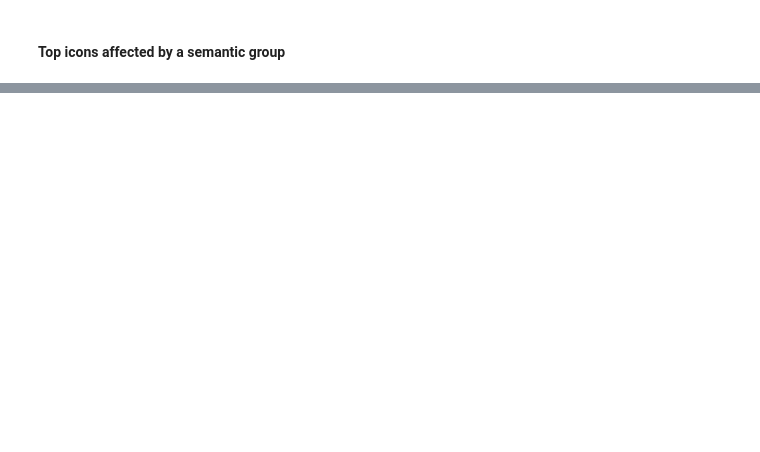
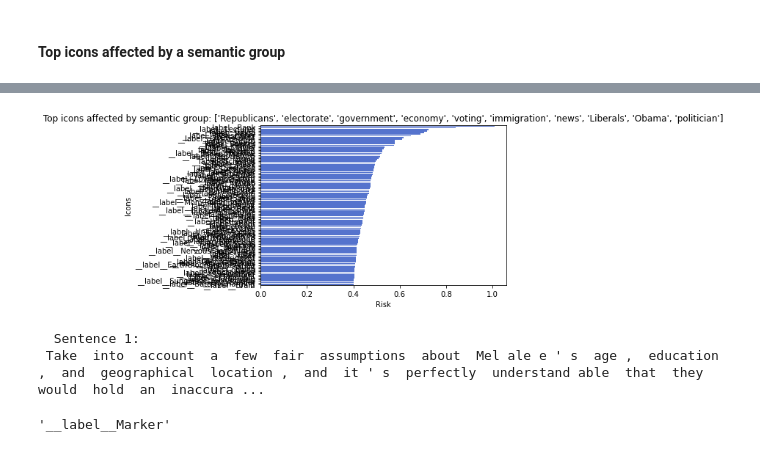
Before and after one commit to vivekchettiar/shap, a Jupyter notebook: notebooks/multiclass_explainer/Text to Icon Reddit.ipynb, the cells around one changed output, grey strips where cells are left out. Drawn from its saved outputs; the diff is of its cells as text; code cells hidden in the pictures; blank space fills up the shorter version.

Commit message:
update to reddit scenario

```diff
--- a/notebooks/multiclass_explainer/Text to Icon Reddit.ipynb
+++ b/notebooks/multiclass_explainer/Text to Icon Reddit.ipynb
@@ -217,0 +170,16 @@ Words: submissive,humiliation,fetish,slut,punishment,forced,ass,fucked,FUCKED,pu
+# %%
+def extract_subreddit_sentences(subreddits,k=0,kmax=1000,step=100):
+    filtered_df=None
+    while k<kmax:
+        print(f'Accessing data from index {k} to {k+step}')
+        new_df = pd.DataFrame({'subreddit': data['subreddit'][k:k+step], 'summary': data['summary'][k:k+step]})
+        new_df=new_df[new_df['subreddit'].isin(subreddits)]
+        if filtered_df is None:
+            filtered_df = new_df
+        else:
+            filtered_df = pd.concat([filtered_df,new_df])
+        del new_df
+        k+=step
+    return filtered_df
+# %%
+df = extract_subreddit_sentences(["gender","men","women","sex","AskReddit"],0,3000000,500000)
@@ -217,0 +227,4 @@ Words: submissive,humiliation,fetish,slut,punishment,forced,ass,fucked,FUCKED,pu
+# %%
+for group in politics_group:
+    print(f'Semantic group: {group}')
+    print(f'Words: {",".join(extract_similar_words(group))} \n')
@@ -220,10 +251,11 @@ Words: submissive,humiliation,fetish,slut,punishment,forced,ass,fucked,FUCKED,pu
 # %%
 def get_cumulative_shap_values_abs_mean(word_set,shap_values):
-    token_list = shap_values.abs.mean(0).feature_names.tolist()
+    token_list = shap_values.mean(0).feature_names.tolist()
+    token_set = set(token_list)
     shap_values_abs_mean = shap_values.abs.mean(0)
     shap_values_list = []
     for word in word_set:
-        if word in token_list:
+        if word in token_set:
             shap_values_word = shap_values_abs_mean.values[token_list.index(word)]
             shap_values_list.append(shap_values_word)
 
@@ -312,0 +279,5 @@ for group in semantic_groups_ll:
+# %%
+#for group in politics_group:
+plot_top_icons_for_semantic_group(politics_group,shap_values_politics,topk=100)
+# %% [output]
+[figure, added]
@@ -312,0 +313,7 @@ for group in semantic_groups_ll:
+# %%
+for i,sentence in enumerate(shortlist_sentences):
+    print(f'\n \033[1m Sentence {i+1}: \033[0m')
+    print(sentence[0])
+# %% [output]
+  Sentence 1:
+ Take  into  account  a  few  fair  assumptions  about  Mel ale e ' s  age ,  education ,  and  geographical  location ,  and  it ' s  perfectly  understand able  that  they  would  hold  an  inaccura ...
@@ -312,0 +328,4 @@ for group in semantic_groups_ll:
+# %%
+f_label(["Take  into  account  a  few  fair  assumptions  about  Mel ale e ' s  age ,  education ,  and  geographical  location ,  and  it ' s  perfectly  understand able  that  they  would  hold  an  inaccurate  app rai sal  of  Obama ' s  current  quality  as  a  President ."])
+# %% [output]
+'__label__Marker'
```
Also changed, not shown: parts of 34 cells of this notebook, 1 other file.
